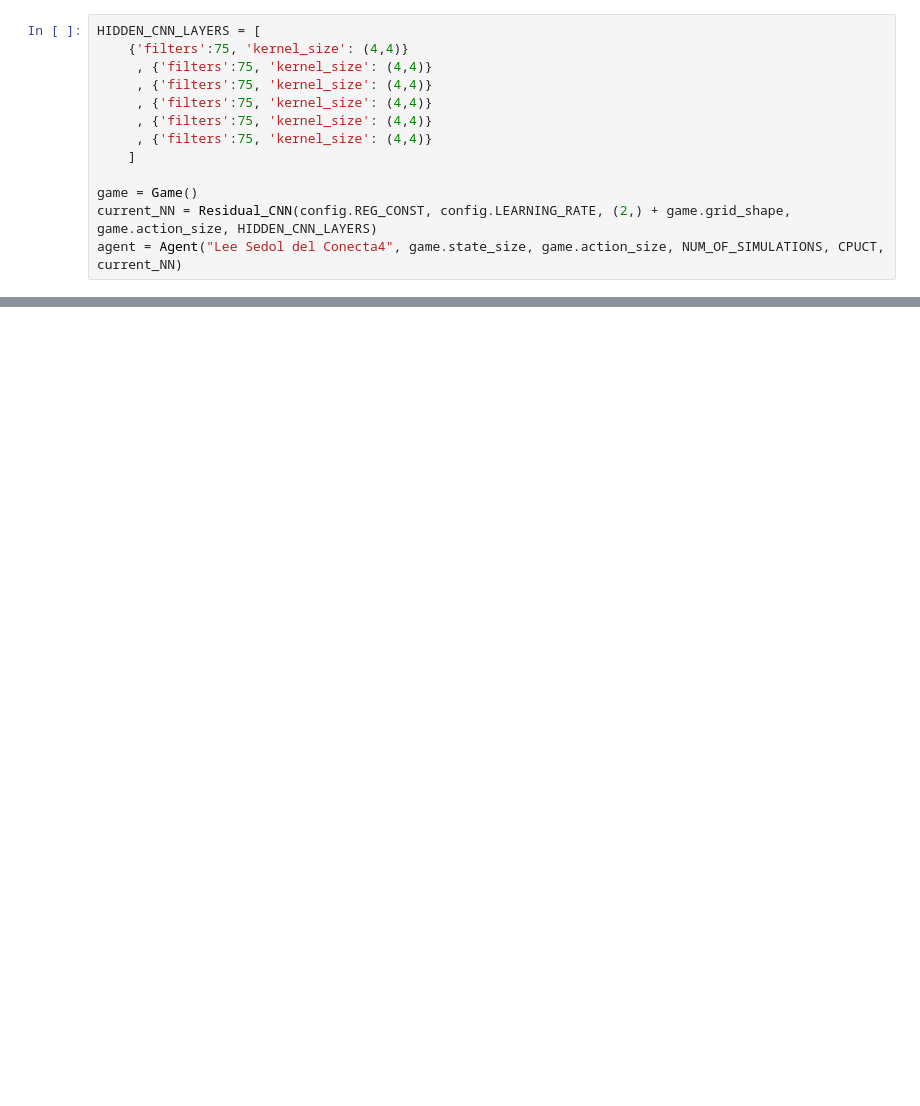
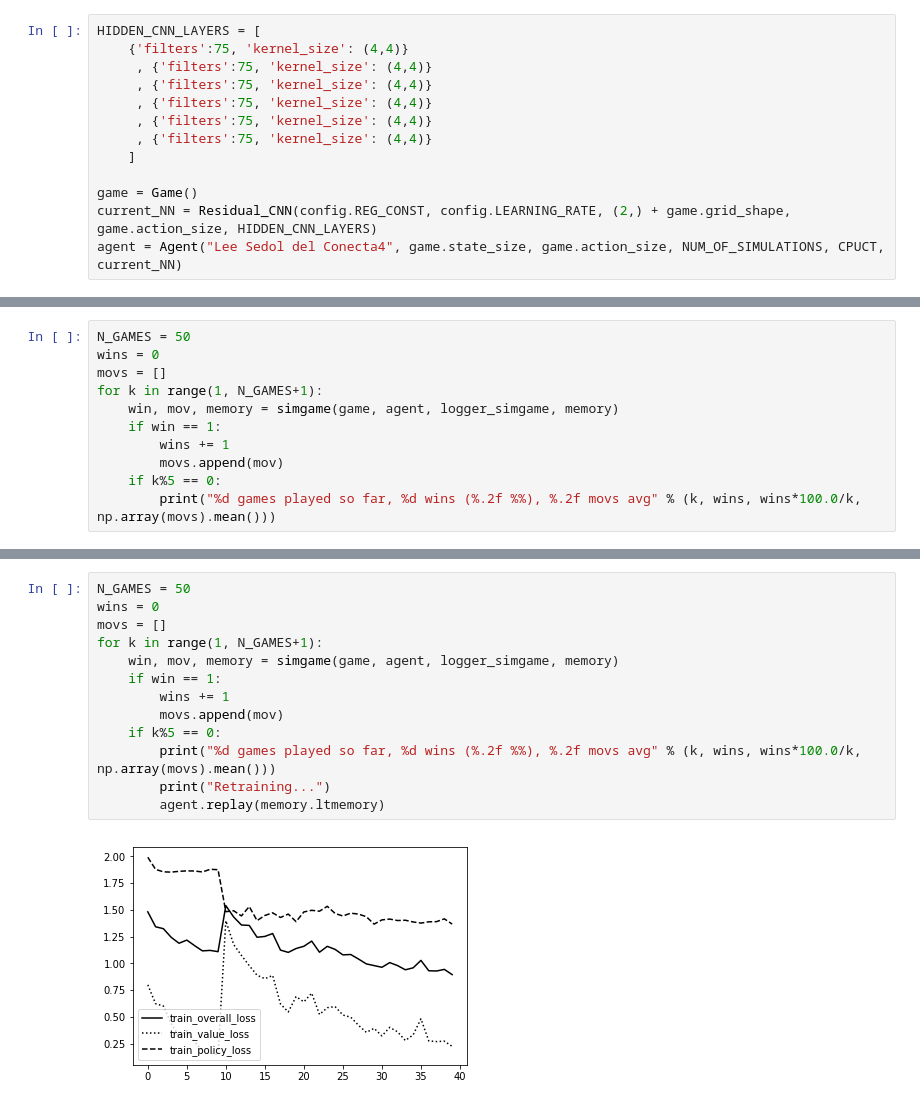
Before and after one commit to aitorAG/DeepReinforcementLearning, a Jupyter notebook: run_kschool.ipynb, the cells around one changed output, grey strips where cells are left out. Drawn from its saved outputs; the diff is of its cells as text; blank space fills up the shorter version.

```diff
--- a/run_kschool.ipynb
+++ b/run_kschool.ipynb
@@ -601,0 +723,11 @@ for k in range(N_GAMES):
+# %%
+N_GAMES = 50
+wins = 0
+movs = []
+for k in range(1, N_GAMES+1):
+    win, mov, memory = simgame(game, agent, logger_simgame, memory)
+    if win == 1:
+        wins += 1
+        movs.append(mov)
+    if k%5 == 0:
+        print("%d games played so far, %d wins (%.2f %%), %.2f movs avg" % (k, wins, wins*100.0/k, np.array(movs).mean()))
@@ -601,0 +745,15 @@ for k in range(N_GAMES):
+# %%
+N_GAMES = 50
+wins = 0
+movs = []
+for k in range(1, N_GAMES+1):
+    win, mov, memory = simgame(game, agent, logger_simgame, memory)
+    if win == 1:
+        wins += 1
+        movs.append(mov)
+    if k%5 == 0:
+        print("%d games played so far, %d wins (%.2f %%), %.2f movs avg" % (k, wins, wins*100.0/k, np.array(movs).mean()))
+        print("Retraining...")
+        agent.replay(memory.ltmemory)
+# %% [output]
+[figure, added]
```
Also changed, not shown: parts of 15 cells of this notebook.
